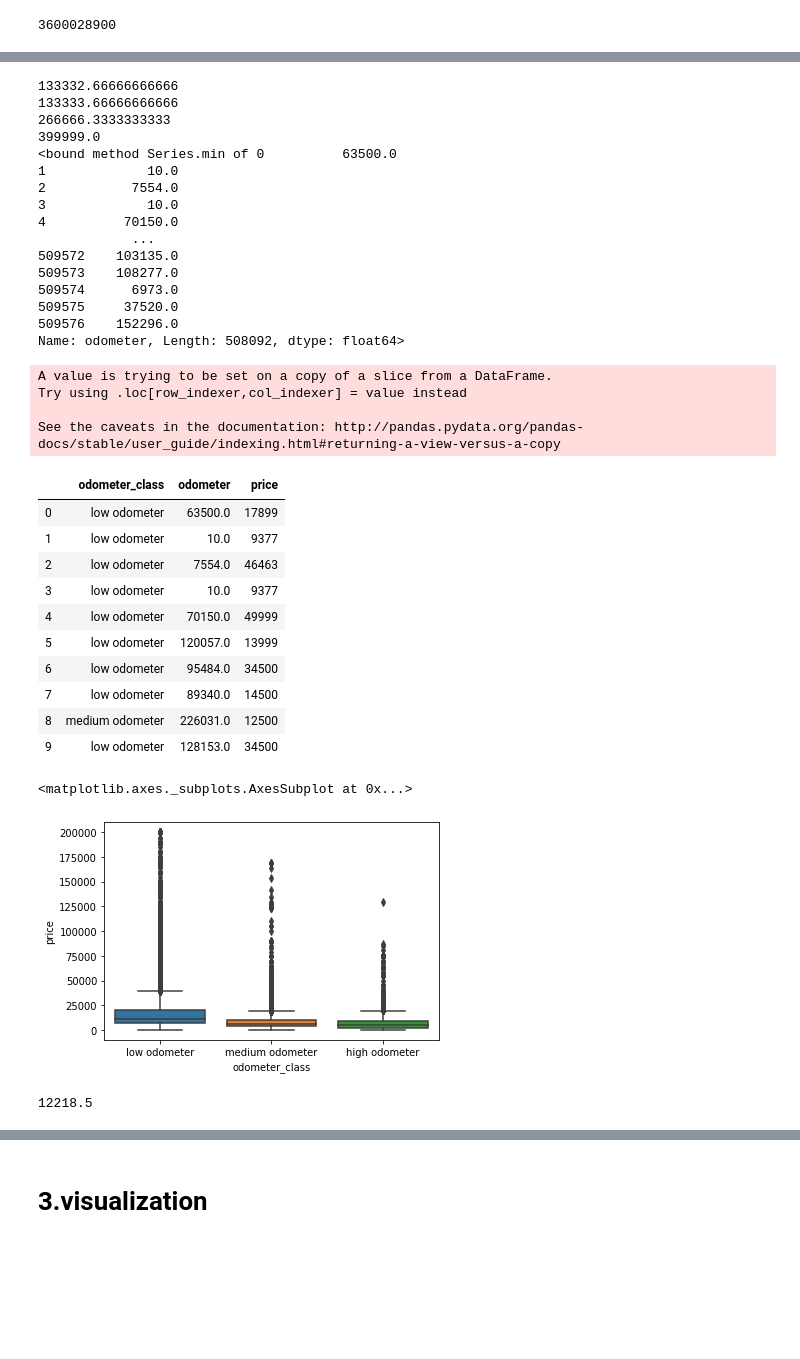
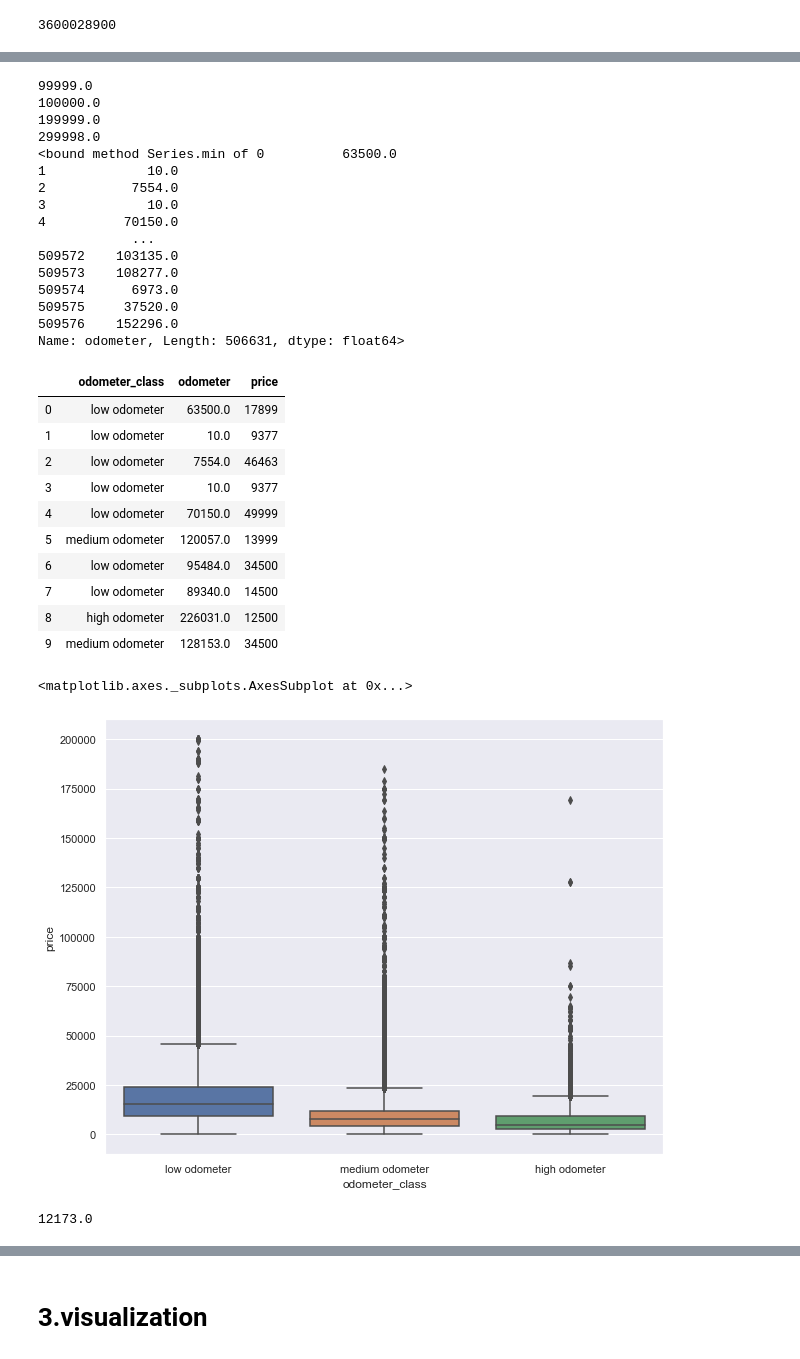
Before and after one commit to fysophia0302/Capstone-Projects-1, a Jupyter notebook: data_usedcar.ipynb, the cells around one changed output, grey strips where cells are left out. Drawn from its saved outputs; the diff is of its cells as text; code cells hidden in the pictures; blank space fills up the shorter version.

```diff
--- a/data_usedcar.ipynb
+++ b/data_usedcar.ipynb
@@ -10,3 +19,11 @@ from sklearn.preprocessing import LabelEncoder
+# %%
+plt.rc('font', size=SMALL_SIZE)          # controls default text sizes
+plt.rc('axes', titlesize=SMALL_SIZE)     # fontsize of the axes title
+plt.rc('axes', labelsize=MEDIUM_SIZE)    # fontsize of the x and y labels
+plt.rc('xtick', labelsize=SMALL_SIZE)    # fontsize of the tick labels
+plt.rc('ytick', labelsize=SMALL_SIZE)    # fontsize of the tick labels
+plt.rc('legend', fontsize=SMALL_SIZE)    # legend fontsize
+plt.rc('figure', titlesize=BIGGER_SIZE)  # fontsize of the figure title
 # %%
 df=pd.read_csv('F:/DS/craigslist-used car raw data/vehicles.csv')
 # %% [markdown]
@@ -102,3 +119,6 @@ transmission    0
 drive           0
 paint_color     0
 dtype: int64
+# %%
+#change the 'year' type into int
+df['year']=df['year'].astype('int')
@@ -120,8 +161,8 @@ df['price'].max()
 3600028900
 # %%
 #set a gross range of samples
-df1=df[df['price']<200000]
-clean_data=df1[df1['odometer']<400000]
+clean_data=df[df['price']<200000]
+clean_data=clean_data[clean_data['odometer']<300000]
 # %%
 #replace the fake min data by median
 clean_data['price']=clean_data['price'].replace(0,clean_data['price'].median())
@@ -145,6 +185,6 @@ clean_data.plot(kind='scatter',x='odometer',y='price')
 # %%
 #devide the odometer into three classes
-class_div=(clean_data['odometer'].max()-clean_data['odometer'].min())/3
+class_div=(clean_data['odometer'].max()-clean_data['odometer'].min())//3
 class1=clean_data['odometer'].min()+class_div
 class2=class1+class_div
 class3=class2+class_div
@@ -155,10 +195,10 @@ print(class2)
 print(class3)
 print(clean_data['odometer'].min)
 # %% [output]
-133332.66666666666
-133333.66666666666
-266666.3333333333
-399999.0
+99999.0
+100000.0
+199999.0
+299998.0
 <bound method Series.min of 0          63500.0
 1             10.0
 2           7554.0
@@ -170,7 +210,7 @@ print(clean_data['odometer'].min)
 509574      6973.0
 509575     37520.0
 509576    152296.0
-Name: odometer, Length: 508092, dtype: float64>
+Name: odometer, Length: 506631, dtype: float64>
 # %%
 def odometer_class(n):
     if n<class1:
@@ -180,11 +220,6 @@ def odometer_class(n):
     else:
         return'high odometer'
 clean_data['odometer_class']=clean_data['odometer'].apply(odometer_class)
-# %% [output]
-A value is trying to be set on a copy of a slice from a DataFrame.
-Try using .loc[row_indexer,col_indexer] = value instead
-
-See the caveats in the documentation: http://pandas.pydata.org/pandas-docs/stable/user_guide/indexing.html#returning-a-view-versus-a-copy
 # %%
 clean_data[['odometer_class','odometer','price']].head(10)
 # %% [output]
@@ -194,24 +229,26 @@ clean_data[['odometer_class','odometer','price']].head(10)
 | 2 | low odometer | 7554.0 | 46463 |
 | 3 | low odometer | 10.0 | 9377 |
 | 4 | low odometer | 70150.0 | 49999 |
-| 5 | low odometer | 120057.0 | 13999 |
+| 5 | medium odometer | 120057.0 | 13999 |
 | 6 | low odometer | 95484.0 | 34500 |
 | 7 | low odometer | 89340.0 | 14500 |
-| 8 | medium odometer | 226031.0 | 12500 |
-| 9 | low odometer | 128153.0 | 34500 |
+| 8 | high odometer | 226031.0 | 12500 |
+| 9 | medium odometer | 128153.0 | 34500 |
 # %%
 #detecting outlier by box chart
+plt.figure(figsize=(10,8))
+sns.set(font_scale=1)
 sns.boxplot(x='odometer_class', y='price', data=clean_data)
 # %% [output]
 <matplotlib.axes._subplots.AxesSubplot at 0x...>
-[figure, old version]
+[figure, new version]
 # %%
 #get the iqr of price
 from scipy.stats import iqr
 iqr=iqr(clean_data['price'])
 iqr
 # %% [output]
-12218.5
+12173.0
 # %%
 price_stats=clean_data['price'].describe()
 price_stats
```
Also changed, not shown: parts of 141 cells of this notebook.
